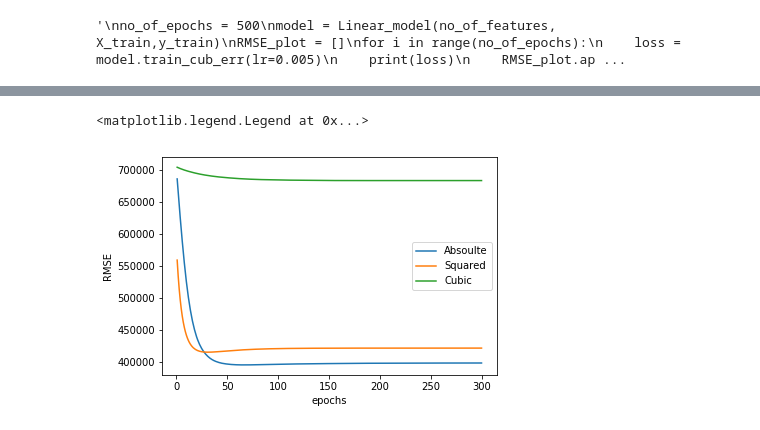
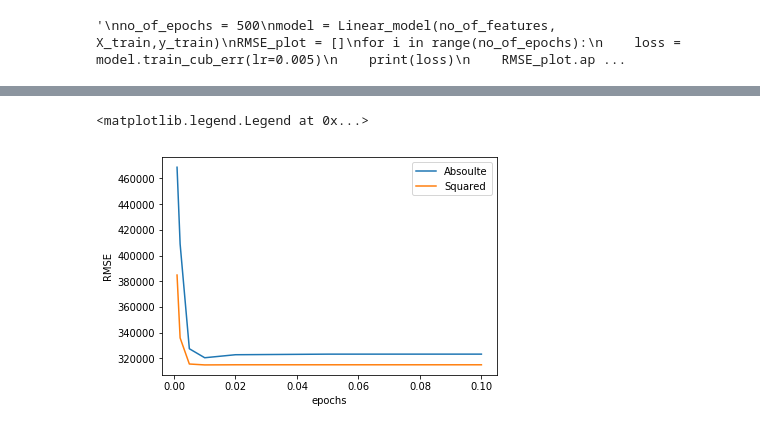
Before and after one commit to ayushbansal07/ML_course, a Jupyter notebook: asgn1/asgn1d.ipynb, the cells around one changed output, grey strips where cells are left out. Cells and saved outputs as stored; diff of their text form; code cells hidden in the pictures.

Commit message:
bug fixes in test RMSE calculation

```diff
--- a/asgn1/asgn1d.ipynb
+++ b/asgn1/asgn1d.ipynb
@@ -136,0 +199,15 @@ for i in range(no_of_epochs):
+# %%
+lrs = [0.001,0.002,0.005,0.01,0.02,0.05,0.08,0.1]
+# %%
+no_of_epochs = 500
+abs_plot = []
+for l in lrs:
+    model = Linear_model(no_of_features, X_train,y_train)
+    for i in range(no_of_epochs):
+        loss = model.train_abs_err(lr=l)
+    pred_test = model.evaluate(X_test)
+    pred_test = (pred_test)*y_std + y_mean
+    #test_loss = np.sqrt(np.sum(((pred_test - y_test)**2))/X_test.shape[0])
+    test_loss = np.sqrt(np.mean(np.square(pred_test - y_test)))
+    abs_plot.append(test_loss)
+abs_plot
@@ -136,0 +223,13 @@ for i in range(no_of_epochs):
+# %%
+no_of_epochs = 500
+sqr_plot = []
+for l in lrs:
+    model = Linear_model(no_of_features, X_train,y_train)
+    for i in range(no_of_epochs):
+        loss = model.train_squared_err(lr=l)
+    pred_test = model.evaluate(X_test)
+    pred_test = (pred_test)*y_std + y_mean
+    #test_loss = np.sqrt(np.sum(((pred_test - y_test)**2))/X_test.shape[0])
+    test_loss = np.sqrt(np.mean(np.square(pred_test - y_test)))
+    sqr_plot.append(test_loss)
+sqr_plot
@@ -137,13 +245,15 @@ for i in range(no_of_epochs):
 # %%
+'''
 no_of_epochs = 300
 model = Linear_model(no_of_features, X_train,y_train)
-abs_plot = []
+sqr_plot = []
 for i in range(no_of_epochs):
-    loss = model.train_abs_err(lr=0.05)
+    loss = model.train_squared_err(lr=0.05)
     pred_test = model.evaluate(X_test)
     pred_test = (pred_test)*y_std + y_mean
     #test_loss = np.sqrt(np.sum(((pred_test - y_test)**2))/X_test.shape[0])
     test_loss = np.sqrt(np.mean(np.square(pred_test - y_test)))
     print(test_loss)
-    abs_plot.append(test_loss)
+    sqr_plot.append(test_loss)
+'''
 # %% [output]
@@ -228,12 +293,11 @@ for i in range(no_of_epochs):
 import matplotlib.pyplot as plt
 # %%
 %matplotlib inline
-abs_, = plt.plot(1+np.array(range(no_of_epochs)),abs_plot)
-sqr_, = plt.plot(1+np.array(range(no_of_epochs)),sqr_plot)
-cub_, = plt.plot(1+np.array(range(no_of_epochs)),cub_plot)
+abs_, = plt.plot(lrs,abs_plot)
+sqr_, = plt.plot(lrs,sqr_plot)
 plt.xlabel("epochs")
 plt.ylabel("RMSE")
-plt.legend([abs_, sqr_, cub_],["Absoulte","Squared","Cubic"])
+plt.legend([abs_, sqr_],["Absoulte","Squared"])
 # %% [output]
 <matplotlib.legend.Legend at 0x...>
-[figure, old version]
+[figure, new version]
```
Also changed, not shown: parts of 13 cells of this notebook, 3 other files.
